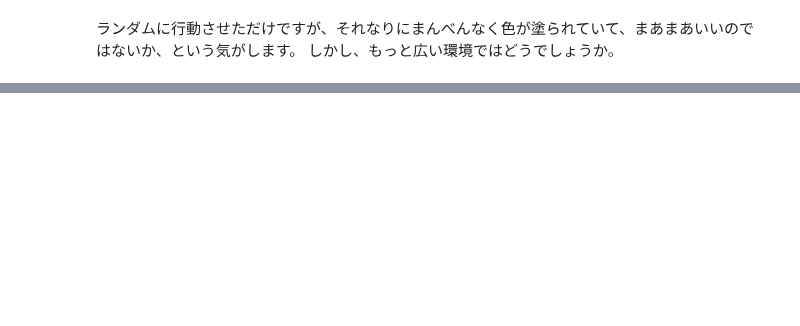
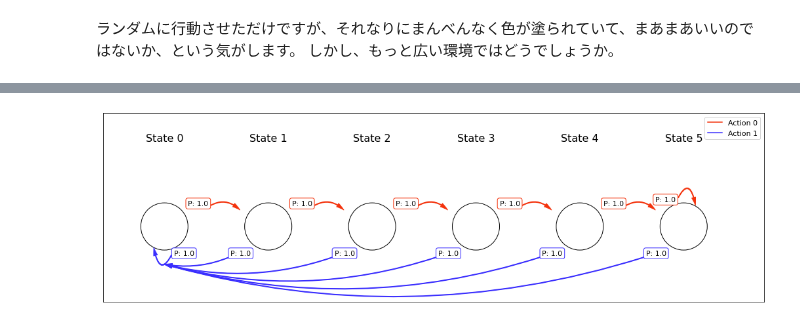
Before and after one commit to kngwyu/rlog, a Jupyter notebook: _notebooks/2020-12-20-understanding-what-makes-rl-difficult.ipynb, the cells around one changed output, grey strips where cells are left out. Saved outputs shown, nothing was run; the diff lists cells and outputs as text; code cells hidden in the pictures; blank space fills up the shorter version.

```diff
--- a/_notebooks/2020-12-20-understanding-what-makes-rl-difficult.ipynb
+++ b/_notebooks/2020-12-20-understanding-what-makes-rl-difficult.ipynb
@@ -1095,0 +1191,99 @@ Using matplotlib backend: GTK3Agg
+# %%
+# hide-input
+class WorstCaseMDP(ChainMDP):
+    def __init__(self, n: int) -> None:
+        self.n_states = n
+        # For plotting
+        self.circles = []
+        self.cached_ax = None
+
+    def show(self, title: str = "", ax: Optional[Axes] = None) -> Axes:
+        # だいたいChainMDPからコピペ...
+        if self.cached_ax is not None:
+            return self.cached_ax
+
+        from matplotlib.patches import Circle
+
+        width, height = self.figure_shape()
+        circle_position = height / 2 - height / 10
+        if ax is None:
+            fig = plt.figure(title or "ChainMDP", (width, height))
+            ax = fig.add_axes([0, 0, 1, 1], aspect=1.0)
+        ax.set_xlim(0, width)
+        ax.set_ylim(0, height)
+        ax.set_xticks([])
+        ax.set_yticks([])
+
+        def xi(si: int) -> float:
+            return self.OFFSET + (1.0 + self.INTERVAL) * si + 0.5
+
+        self.circles = [
+            Circle((xi(i), circle_position), 0.5, fc="w", ec="k")
+            for i in range(self.n_states)
+        ]
+        for i in range(self.n_states):
+            x = self.OFFSET + (1.0 + self.INTERVAL) * i + 0.1
+            ax.text(x, height * 0.85, f"State {i}", fontsize=16)
+
+        def annon(act: int, *args, **kwargs) -> None:
+            # We don't hold references to annotations (i.e., we treat them immutable)
+            a_to_b(
+                ax,
+                *args,
+                **kwargs,
+                arrowcolor=self.ACT_COLORS[act],
+                text=f"P: 1.0",
+                fontsize=11,
+            )
+
+        for si in range(self.n_states):
+            ax.add_patch(self.circles[si])
+            x = xi(si)
+            # Action 0:
+            y = circle_position + self.SHIFT
+            if si < self.n_states - 1:
+                annon(
+                    0,
+                    (x + self.SHIFT, y),
+                    (xi(si + 1) - self.SHIFT * 1.2, y - self.SHIFT * 0.3),
+                    verticalalignment="center_baseline",
+                )
+            else:
+                annon(
+                    0,
+                    (x - self.SHIFT * 1.2, y),
+                    (x + self.SHIFT * 0.5, y - self.SHIFT * 0.1),
+                    style="self",
+                    verticalalignment="bottom",
+                )
+            # Action 1:
+            y = circle_position - self.SHIFT
+            if si > 0:
+                annon(
+                    1,
+                    (x - self.SHIFT * 1.6, y),
+                    (xi(0), y - self.SHIFT * 0.6),
+                    style="arc3,rad=-0.15",
+                    verticalalignment="top",
+                )
+            else:
+                annon(
+                    1,
+                    (x + self.SHIFT * 0.4, y),
+                    (x - self.SHIFT * 0.45, y + self.SHIFT * 0.1),
+                    style="self",
+                    verticalalignment="top",
+                )
+
+        for i in range(2):
+            ax.plot([0.0], [0.0], color=self.ACT_COLORS[i], label=f"Action {i}")
+        ax.legend(fontsize=11, loc="upper right")
+        if len(title) > 0:
+            ax.text(0.06, height * 0.9, title, fontsize=18)
+        self.cached_ax = ax
+        return ax
+
+
+_ = WorstCaseMDP(6).show()
+# %% [output]
+[figure, added]
```
Also changed, not shown: parts of 22 cells of this notebook.
